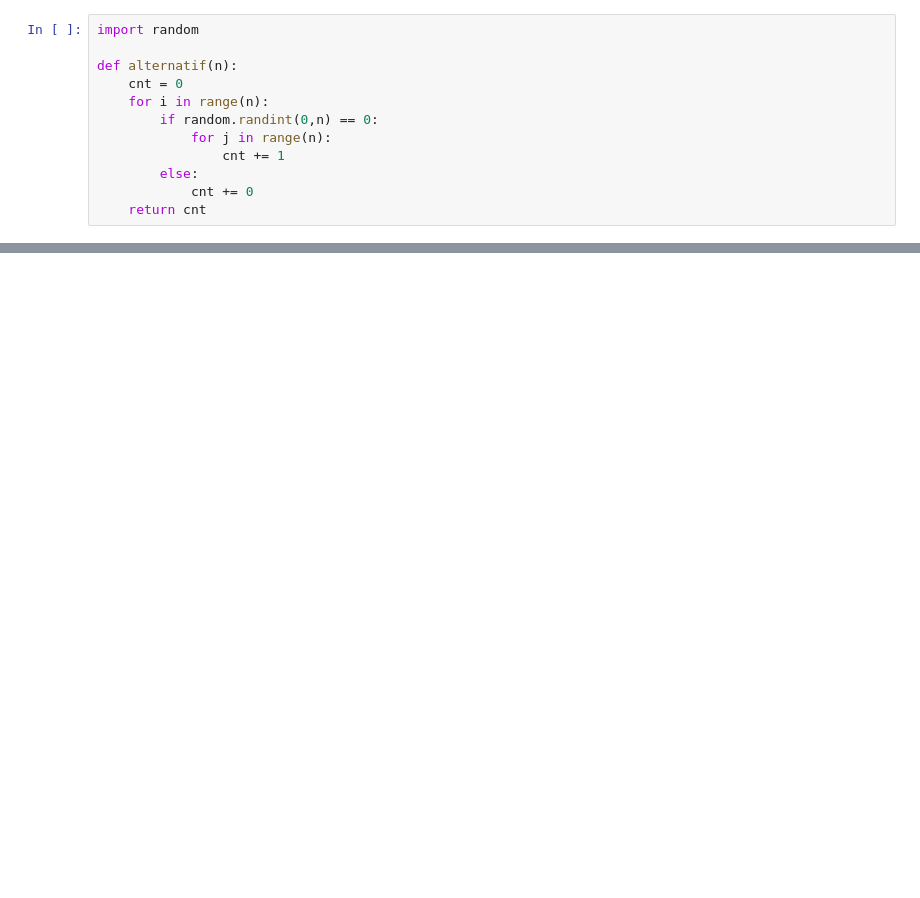
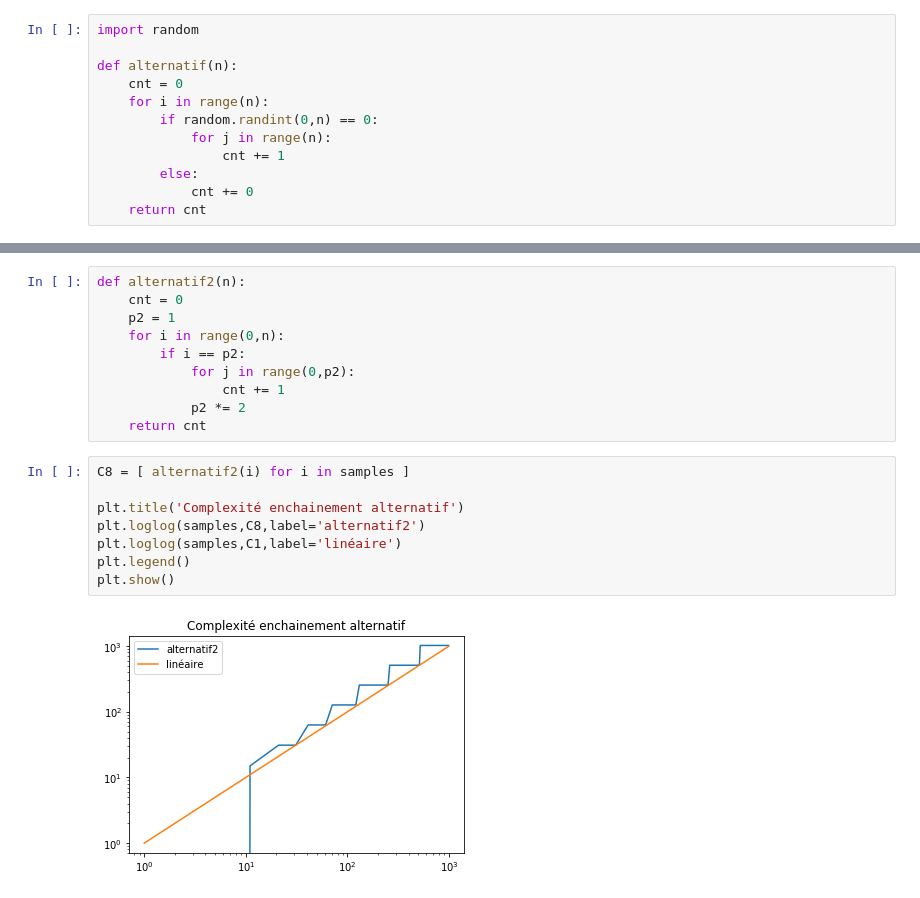
Before and after one commit to ocuisenaire/ASD1-notebooks, a Jupyter notebook: 1_Introduction/4 - Complexités.ipynb, the cells around one changed output, grey strips where cells are left out. Drawn from its saved outputs; the diff is of its cells as text; blank space fills up the shorter version.

```diff
--- a/1_Introduction/4 - Complexités.ipynb
+++ b/1_Introduction/4 - Complexités.ipynb
@@ -150,0 +166,20 @@ plt.show()
+# %%
+def alternatif2(n):
+    cnt = 0
+    p2 = 1
+    for i in range(0,n):
+        if i == p2:
+            for j in range(0,p2):
+                cnt += 1
+            p2 *= 2
+    return cnt
+# %%
+C8 = [ alternatif2(i) for i in samples ]
+
+plt.title('Complexité enchainement alternatif')
+plt.loglog(samples,C8,label='alternatif2')
+plt.loglog(samples,C1,label='linéaire')
+plt.legend()
+plt.show()
+# %% [output]
+[figure, added]
```
Also changed, not shown: parts of 9 cells of this notebook.
